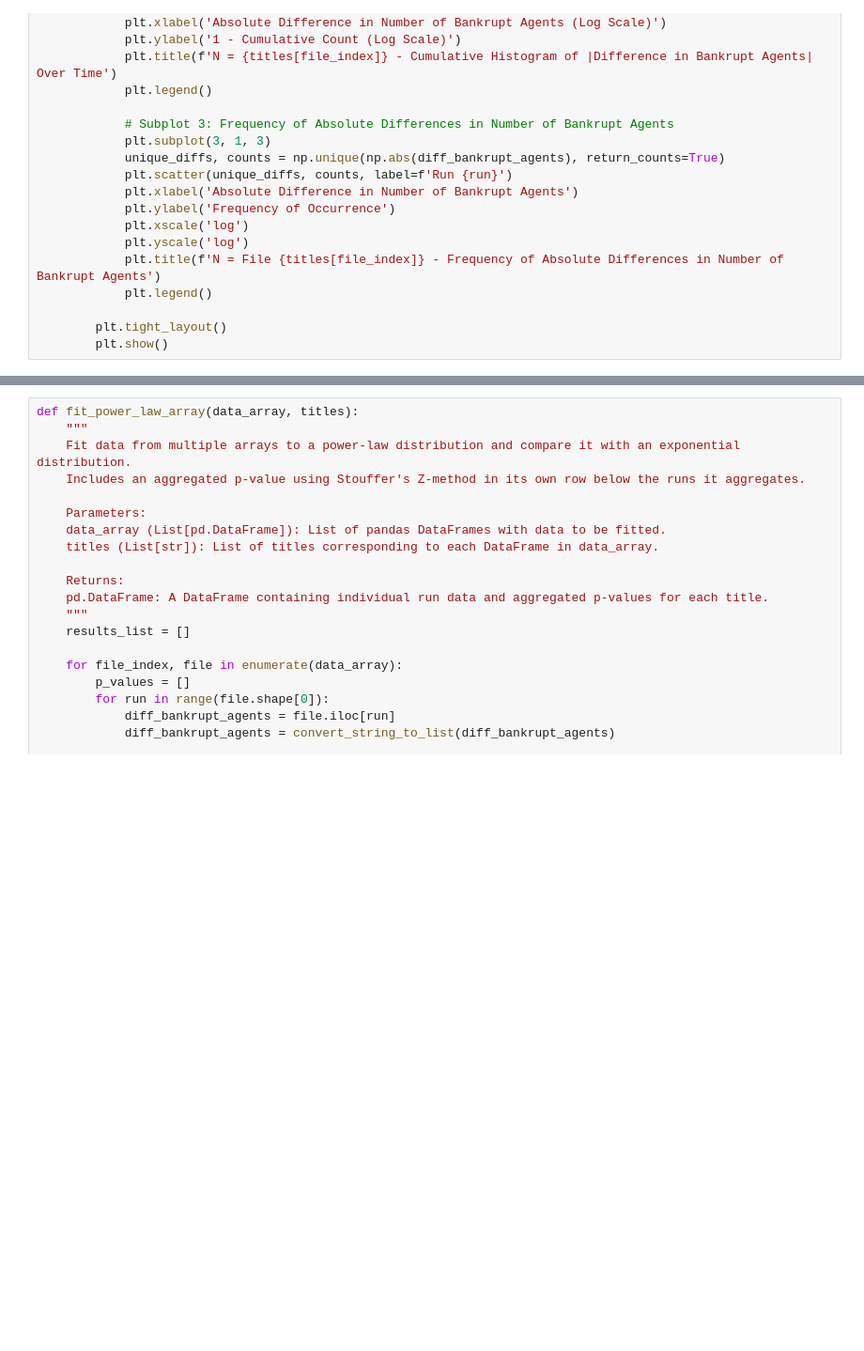
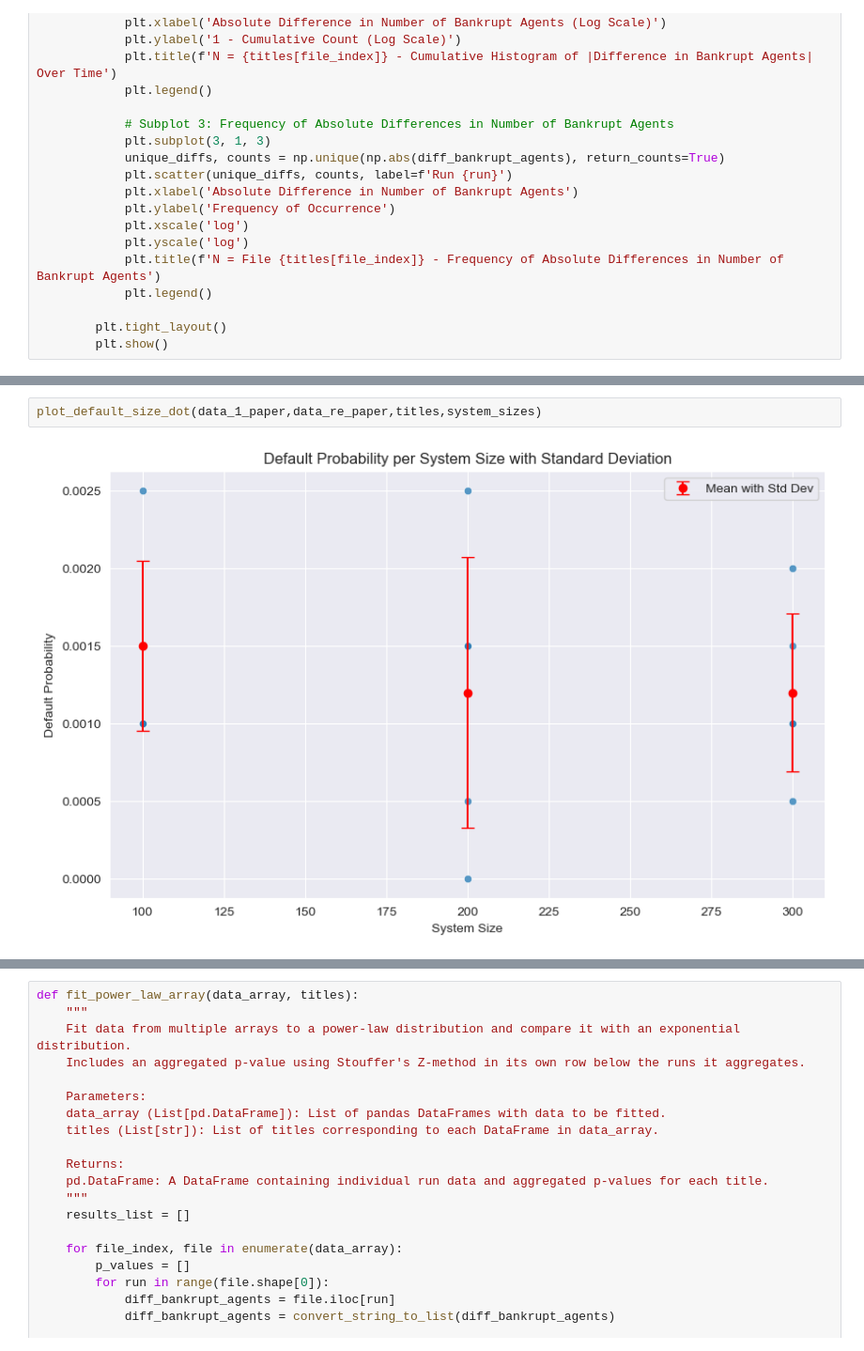
Before and after one commit to NitaiNijholt/FinancialNetwork, a Jupyter notebook: plot_1.ipynb, the cells around one changed output, grey strips where cells are left out. Shown at 94% size. Drawn from its saved outputs; the diff is of its cells as text; blank space fills up the shorter version.

```diff
--- a/plot_1.ipynb
+++ b/plot_1.ipynb
@@ -196,0 +313,4 @@ def probability_of_default(data_array, threshold):
+# %%
+plot_default_size_dot(data_1_paper,data_re_paper,titles,system_sizes)
+# %% [output]
+[figure, added]
```
Also changed, not shown: parts of 14 cells of this notebook.
